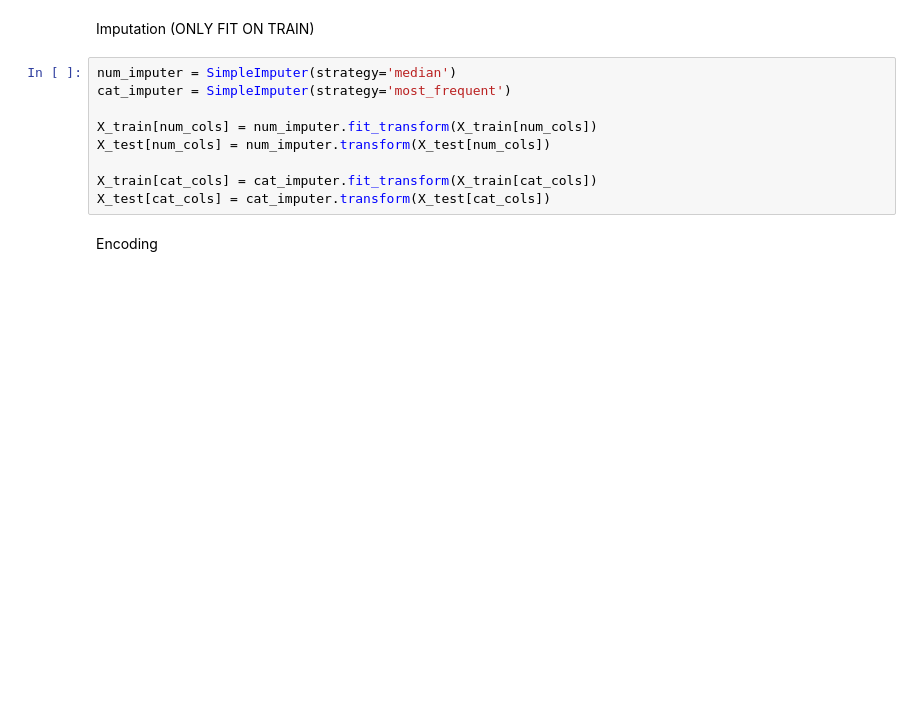
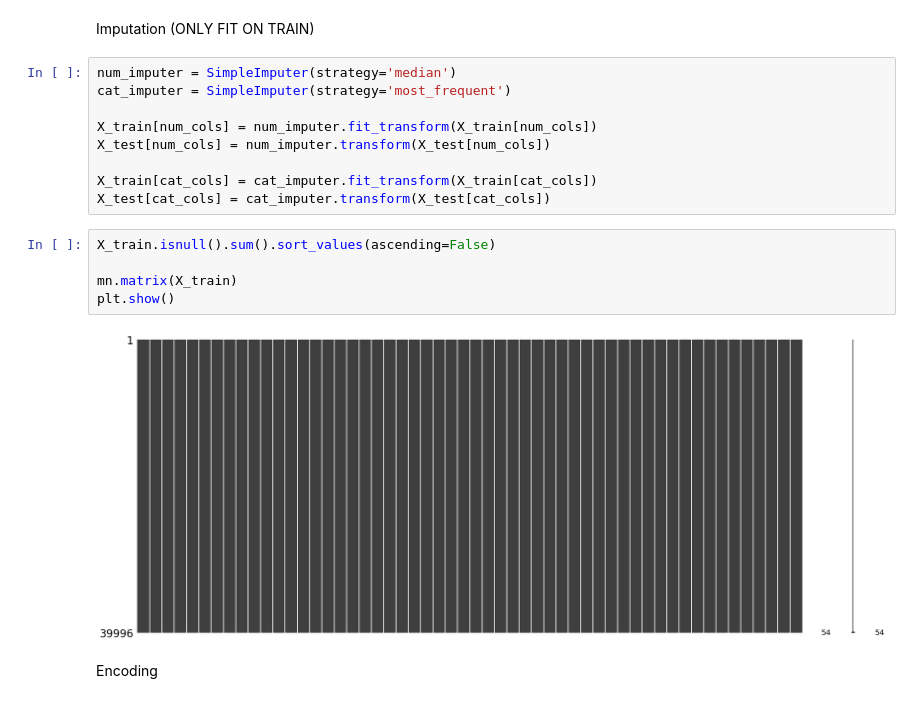
Before and after one commit to MercyMburu/Capstone_Project_ML1, a Jupyter notebook: fraud_detection.ipynb, the cells around one changed output. Saved outputs shown, nothing was run; the diff lists cells and outputs as text; blank space fills up the shorter version.

```diff
--- a/fraud_detection.ipynb
+++ b/fraud_detection.ipynb
@@ -459,6 +510,13 @@ X_test[num_cols] = num_imputer.transform(X_test[num_cols])
 
 X_train[cat_cols] = cat_imputer.fit_transform(X_train[cat_cols])
 X_test[cat_cols] = cat_imputer.transform(X_test[cat_cols])
+# %%
+X_train.isnull().sum().sort_values(ascending=False)
+
+mn.matrix(X_train)
+plt.show()
+# %% [output]
+[figure, added]
 # %% [markdown]
 Encoding
 # %%
```
Also changed, not shown: parts of 28 cells of this notebook, 1 other file.
